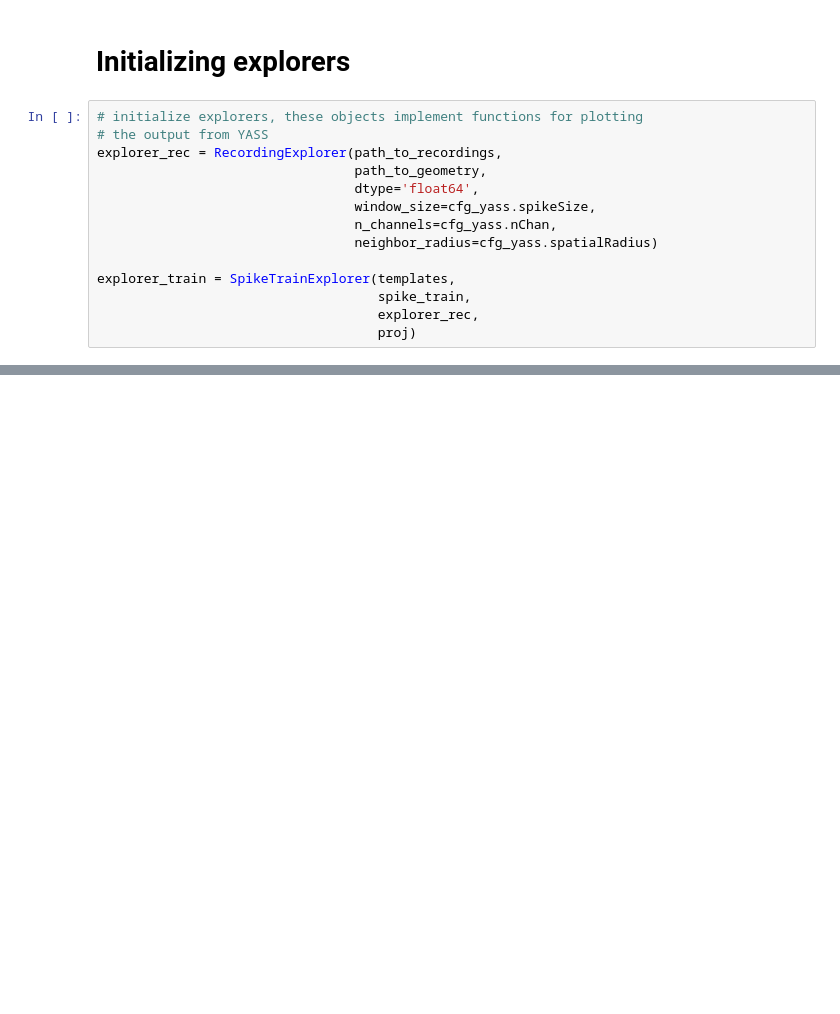
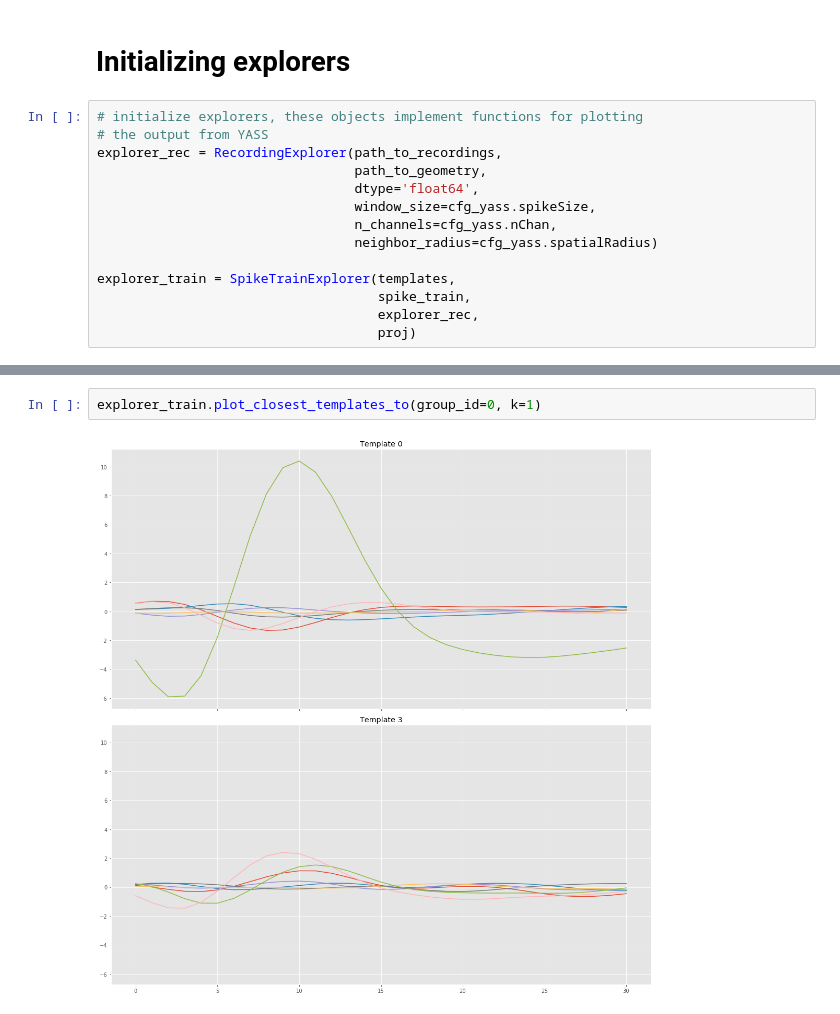
Before and after one commit to edublancas/neural-clustering, a Jupyter notebook: notebooks/cluster-evaluation.ipynb, the cells around one changed output, grey strips where cells are left out. Drawn from its saved outputs; the diff is of its cells as text; blank space fills up the shorter version.

```diff
--- a/notebooks/cluster-evaluation.ipynb
+++ b/notebooks/cluster-evaluation.ipynb
@@ -77,0 +74,4 @@ NameError: name 'basestring' is not defined
+# %%
+explorer_train.plot_closest_templates_to(group_id=0, k=1)
+# %% [output]
+[figure, added]
```
Also changed, not shown: parts of 2 cells of this notebook, 1 other file.
